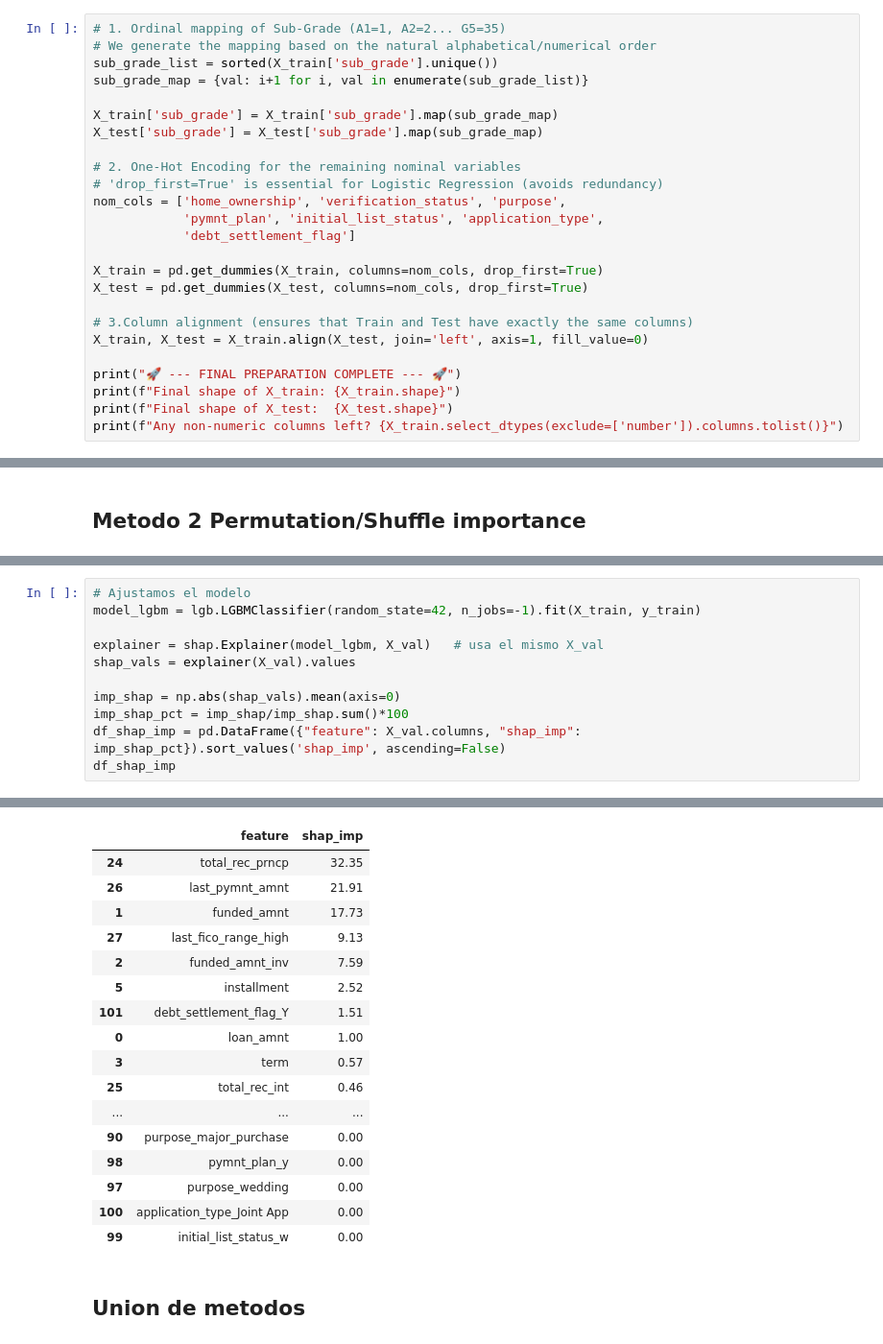
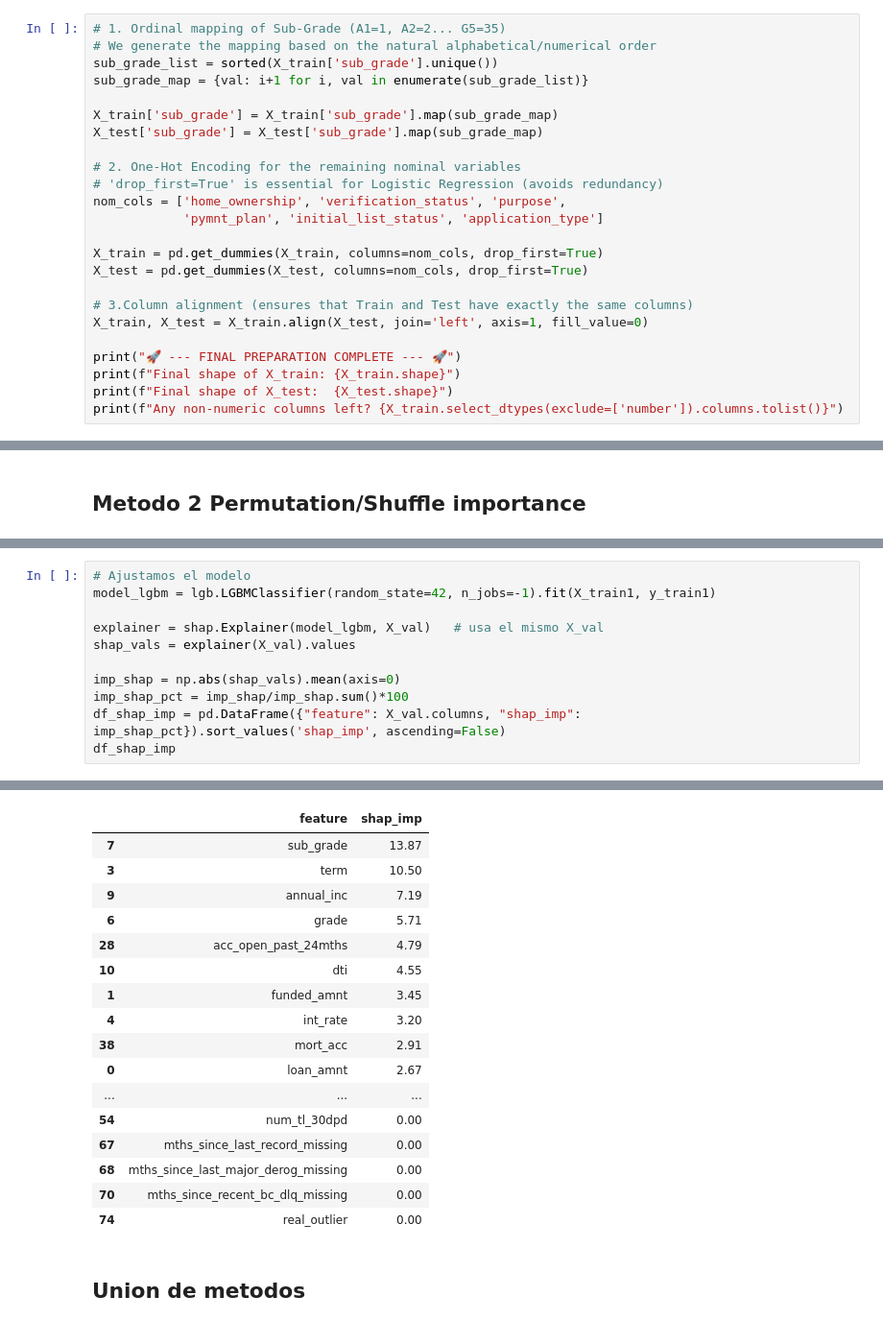
Before and after one commit to 4GeeksAcademy/final_project_creditscoring, a Jupyter notebook: notebooks/EDA.ipynb, the cells around one changed output, grey strips where cells are left out. Shown at 96% size. Cells and saved outputs as stored; diff of their text form.

```diff
--- a/notebooks/EDA.ipynb
+++ b/notebooks/EDA.ipynb
@@ -1235,8 +1231,7 @@ X_test['sub_grade'] = X_test['sub_grade'].map(sub_grade_map)
 # 2. One-Hot Encoding for the remaining nominal variables
 # 'drop_first=True' is essential for Logistic Regression (avoids redundancy)
 nom_cols = ['home_ownership', 'verification_status', 'purpose',
-            'pymnt_plan', 'initial_list_status', 'application_type',
-            'debt_settlement_flag']
+            'pymnt_plan', 'initial_list_status', 'application_type']
 
 X_train = pd.get_dummies(X_train, columns=nom_cols, drop_first=True)
 X_test = pd.get_dummies(X_test, columns=nom_cols, drop_first=True)
@@ -1499,6 +1491,6 @@ df_perm_imp
 # %%
 # Ajustamos el modelo
-model_lgbm = lgb.LGBMClassifier(random_state=42, n_jobs=-1).fit(X_train, y_train)
+model_lgbm = lgb.LGBMClassifier(random_state=42, n_jobs=-1).fit(X_train1, y_train1)
 
 explainer = shap.Explainer(model_lgbm, X_val)   # usa el mismo X_val
 shap_vals = explainer(X_val).values
@@ -1520,20 +1511,20 @@ And if memory is not enough, you can set `force_col_wise=true`.
 |  | feature | shap_imp |
-| 24 | total_rec_prncp | 32.35 |
-| 26 | last_pymnt_amnt | 21.91 |
-| 1 | funded_amnt | 17.73 |
-| 27 | last_fico_range_high | 9.13 |
-| 2 | funded_amnt_inv | 7.59 |
-| 5 | installment | 2.52 |
-| 101 | debt_settlement_flag_Y | 1.51 |
-| 0 | loan_amnt | 1.00 |
-| 3 | term | 0.57 |
-| 25 | total_rec_int | 0.46 |
+| 7 | sub_grade | 13.87 |
+| 3 | term | 10.50 |
+| 9 | annual_inc | 7.19 |
+| 6 | grade | 5.71 |
+| 28 | acc_open_past_24mths | 4.79 |
+| 10 | dti | 4.55 |
+| 1 | funded_amnt | 3.45 |
+| 4 | int_rate | 3.20 |
+| 38 | mort_acc | 2.91 |
+| 0 | loan_amnt | 2.67 |
 | ... | ... | ... |
-| 90 | purpose_major_purchase | 0.00 |
-| 98 | pymnt_plan_y | 0.00 |
-| 97 | purpose_wedding | 0.00 |
-| 100 | application_type_Joint App | 0.00 |
-| 99 | initial_list_status_w | 0.00 |
+| 54 | num_tl_30dpd | 0.00 |
+| 67 | mths_since_last_record_missing | 0.00 |
+| 68 | mths_since_last_major_derog_missing | 0.00 |
+| 70 | mths_since_recent_bc_dlq_missing | 0.00 |
+| 74 | real_outlier | 0.00 |
 # %% [markdown]
 ## Union de metodos
 # %%
```
Also changed, not shown: parts of 26 cells of this notebook.
